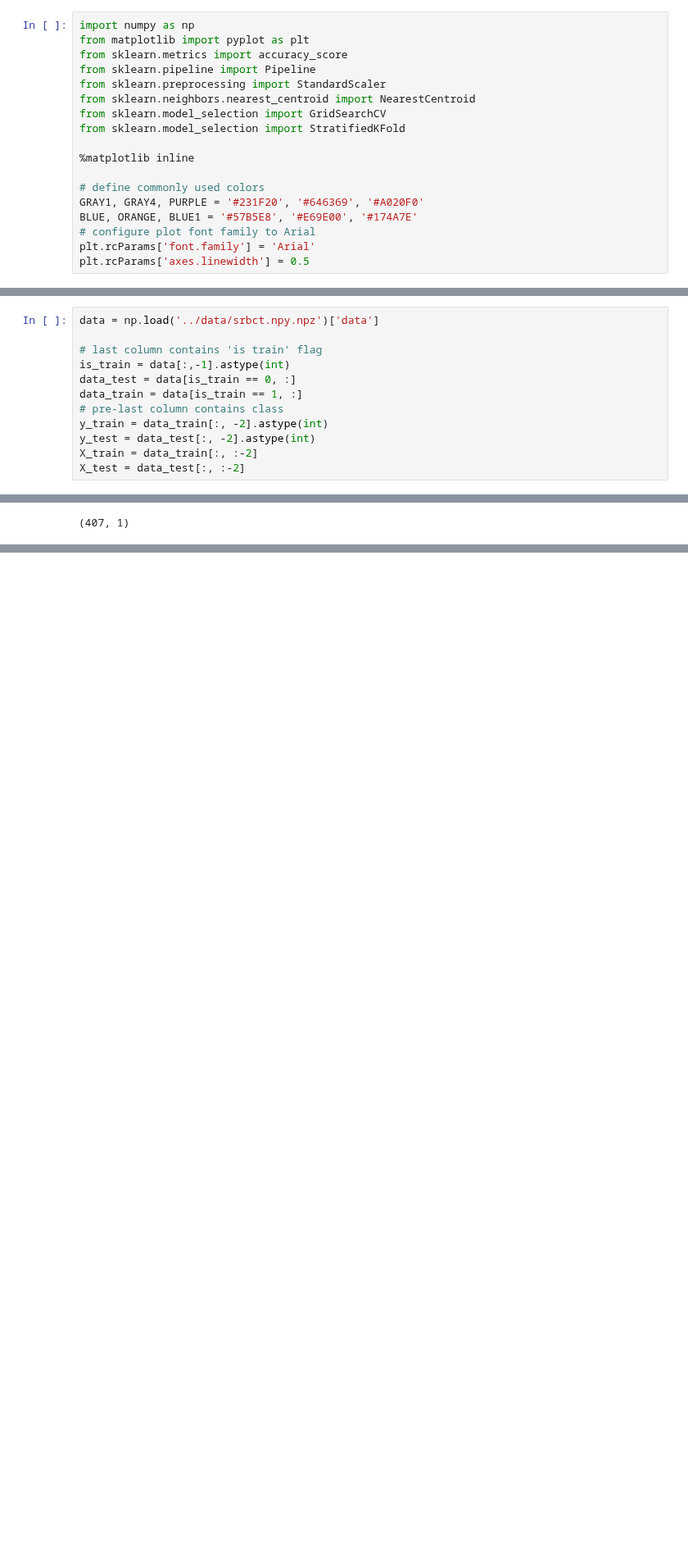
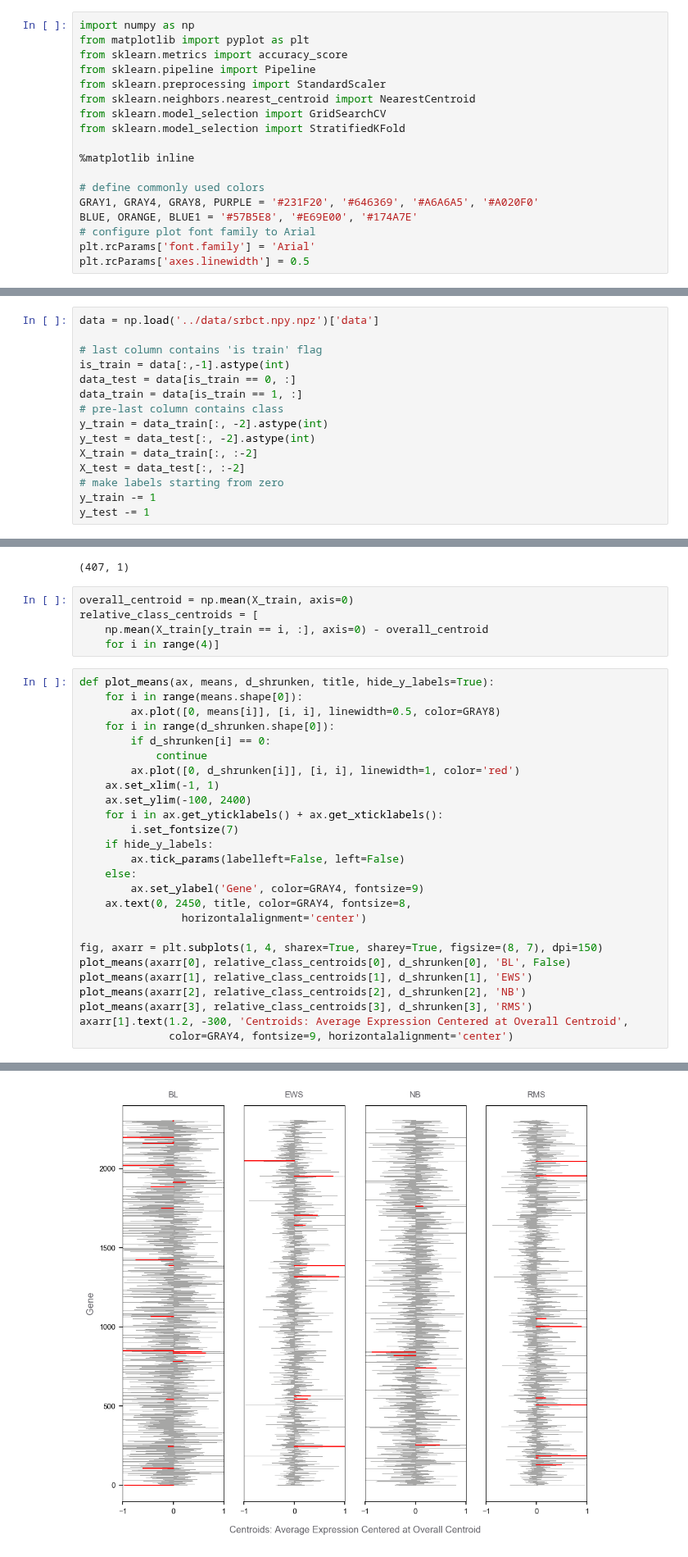
Before and after one commit to empathy87/The-Elements-of-Statistical-Learning-Python-Notebooks, a Jupyter notebook: examples/SRBCT Microarray.ipynb, the cells around one changed output, grey strips where cells are left out. Shown at 82% size. Cells and saved outputs as stored; diff of their text form; blank space fills up the shorter version.

Commit message:
shrunken centroids implementation

```diff
--- a/examples/SRBCT Microarray.ipynb
+++ b/examples/SRBCT Microarray.ipynb
@@ -17,7 +21,7 @@ from sklearn.model_selection import StratifiedKFold
 %matplotlib inline
 
 # define commonly used colors
-GRAY1, GRAY4, PURPLE = '#231F20', '#646369', '#A020F0'
+GRAY1, GRAY4, GRAY8, PURPLE = '#231F20', '#646369', '#A6A6A5', '#A020F0'
 BLUE, ORANGE, BLUE1 = '#57B5E8', '#E69E00', '#174A7E'
 # configure plot font family to Arial
 plt.rcParams['font.family'] = 'Arial'
@@ -36,6 +40,9 @@ y_train = data_train[:, -2].astype(int)
 y_test = data_test[:, -2].astype(int)
 X_train = data_train[:, :-2]
 X_test = data_test[:, :-2]
+# make labels starting from zero
+y_train -= 1
+y_test -= 1
 # %% [markdown]
 ## Nearest Shrunken Centroids
 # %%
@@ -59,3 +73,35 @@ A = ~np.isclose(best_model[1].centroids_, 0)
 np.argwhere(np.sum(A, axis=0) > 0).shape
 # %% [output]
 (407, 1)
+# %%
+overall_centroid = np.mean(X_train, axis=0)
+relative_class_centroids = [
+    np.mean(X_train[y_train == i, :], axis=0) - overall_centroid
+    for i in range(4)]
+# %%
+def plot_means(ax, means, d_shrunken, title, hide_y_labels=True):
+    for i in range(means.shape[0]):
+        ax.plot([0, means[i]], [i, i], linewidth=0.5, color=GRAY8)
+    for i in range(d_shrunken.shape[0]):
+        if d_shrunken[i] == 0:
+            continue
+        ax.plot([0, d_shrunken[i]], [i, i], linewidth=1, color='red')
+    ax.set_xlim(-1, 1)
+    ax.set_ylim(-100, 2400)
+    for i in ax.get_yticklabels() + ax.get_xticklabels():
+        i.set_fontsize(7)
+    if hide_y_labels:
+        ax.tick_params(labelleft=False, left=False)
+    else:
+        ax.set_ylabel('Gene', color=GRAY4, fontsize=9)
+    ax.text(0, 2450, title, color=GRAY4, fontsize=8,
+                horizontalalignment='center')
+
+fig, axarr = plt.subplots(1, 4, sharex=True, sharey=True, figsize=(8, 7), dpi=150)
+plot_means(axarr[0], relative_class_centroids[0], d_shrunken[0], 'BL', False)
+plot_means(axarr[1], relative_class_centroids[1], d_shrunken[1], 'EWS')
+plot_means(axarr[2], relative_class_centroids[2], d_shrunken[2], 'NB')
+plot_means(axarr[3], relative_class_centroids[3], d_shrunken[3], 'RMS')
+axarr[1].text(1.2, -300, 'Centroids: Average Expression Centered at Overall Centroid',
+              color=GRAY4, fontsize=9, horizontalalignment='center')
+# %% [output]
@@ -61,0 +109 @@ np.argwhere(np.sum(A, axis=0) > 0).shape
+[figure, added]
```
Also changed, not shown: parts of 11 cells of this notebook.
